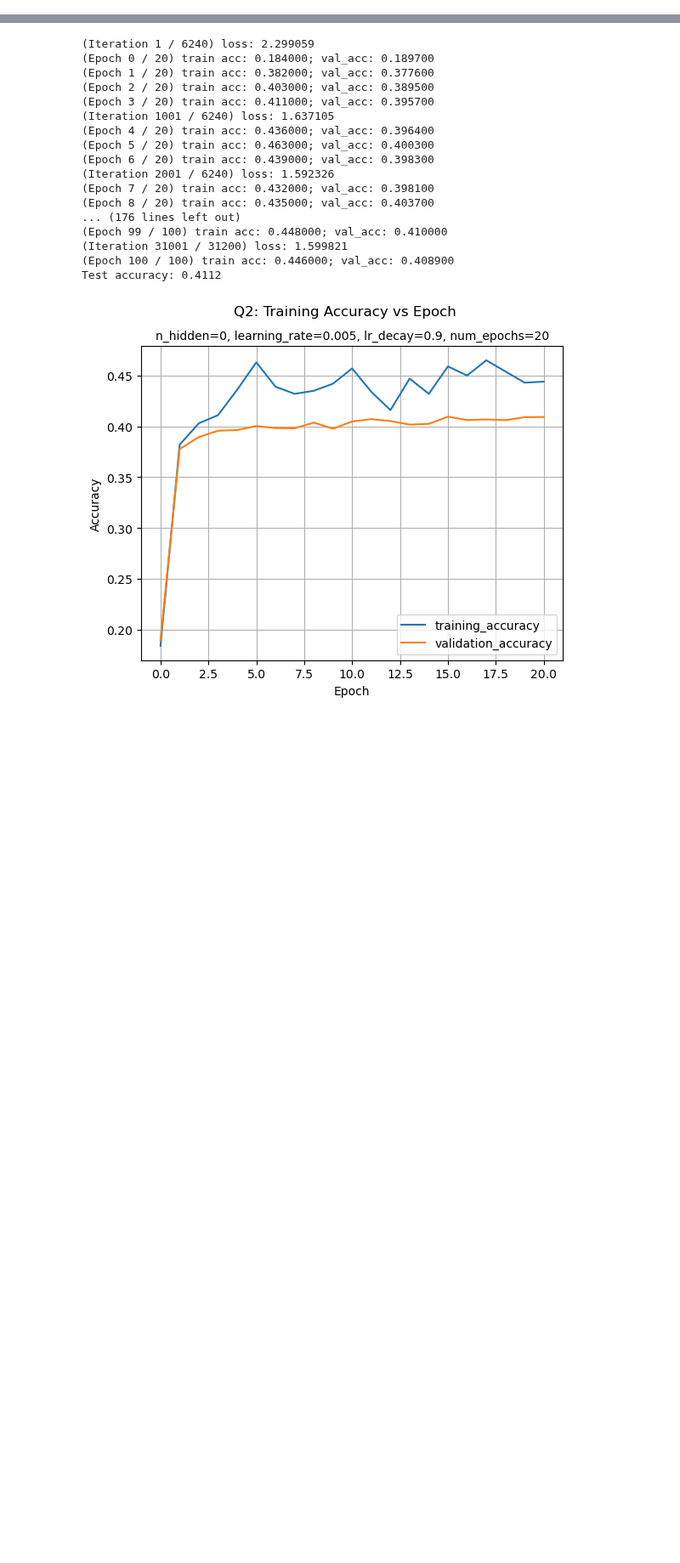
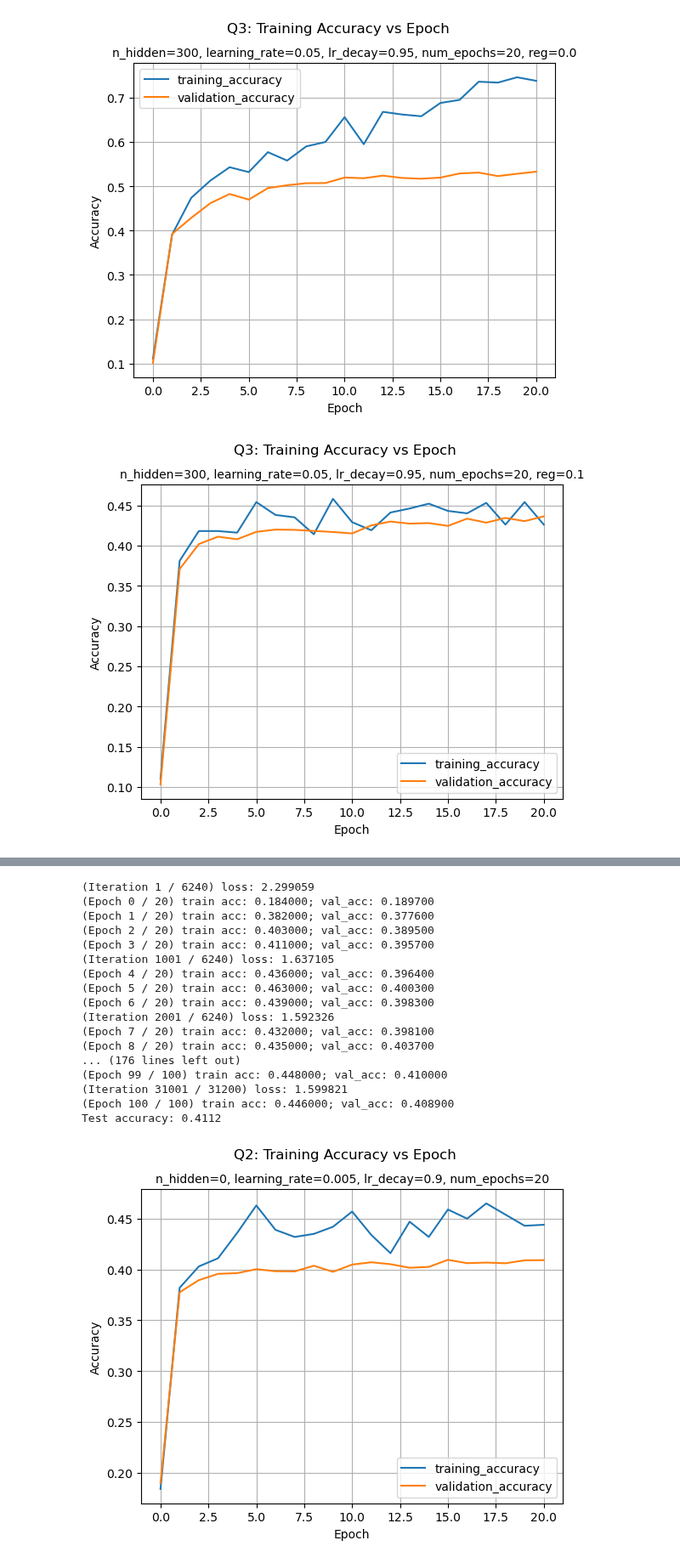
Before and after one commit to Javen-W/CSE803-Computer-Vision, a Jupyter notebook: HW4/CSE803_HW4.ipynb, the cells around one changed output, grey strips where cells are left out. Shown at 85% size. Saved outputs shown, nothing was run; the diff lists cells and outputs as text; code cells hidden in the pictures; blank space fills up the shorter version.

Commit message:
impl q3 training

```diff
--- a/HW4/CSE803_HW4.ipynb
+++ b/HW4/CSE803_HW4.ipynb
@@ -540,7 +540,7 @@ def trainNetwork(model, data, **kwargs):
     model.params = best_params
     return model, train_acc_history, val_acc_history
 
-def train(model_name, n_hidden=None, learning_rate=5e-3, lr_decay=0.9, num_epochs=20):
+def train(model_name, n_hidden=None, learning_rate=5e-3, lr_decay=0.9, num_epochs=20, reg=1.0, batch_size=128):
     # load data
     data = load_cifar10()
     train_data = {
@@ -554,6 +554,8 @@ def train(model_name, n_hidden=None, learning_rate=5e-3, lr_decay=0.9, num_epoch
     # initialize model
     model = SoftmaxClassifier(
         hidden_dim=n_hidden,
+        weight_scale=1e-3,
+        reg=reg,
     )
 
     model, train_acc_history, val_acc_history = trainNetwork(
@@ -562,7 +564,7 @@ def train(model_name, n_hidden=None, learning_rate=5e-3, lr_decay=0.9, num_epoch
         learning_rate=learning_rate,
         lr_decay=lr_decay,
         num_epochs=num_epochs,
-        batch_size=128,
+        batch_size=batch_size,
         print_every=1000
     )
     #######################################################################
@@ -606,3 +608,66 @@ def plot_training_history(file_name, title, train_acc_history, val_acc_history,
     plt.suptitle(title, fontsize=12)
     plt.title(subtitle, fontsize=10)
     plt.savefig(f"./figures/{file_name}.png")
+# %%
+"""
+Q3: Softmax Classifier with Hidden Layers
+
+https://www.cs.toronto.edu/~kriz/cifar-10-python.tar.gz
+"""
+# cross-validation parameters
+cv_params = [
+    {
+        'n_hidden': 300,
+        'learning_rate': 5e-2,
+        'lr_decay': 0.95,
+        'num_epochs': 20,
+        'reg': 0.0,
+    },
+    {
+        'n_hidden': 300,
+        'learning_rate': 5e-2,
+        'lr_decay': 0.95,
+        'num_epochs': 20,
+        'reg': 0.1,
+    },
+    {
+        'n_hidden': 500,
+        'learning_rate': 5e-2,
+        'lr_decay': 0.95,
+        'num_epochs': 20,
+        'reg': 0.0,
+    },
+    {
+        'n_hidden': 300,
+        'learning_rate': 5e-3,
+        'lr_decay': 0.95,
+        'num_epochs': 20,
+        'reg': 0.0,
+    },
+    {
+        'n_hidden': 150,
+        'learning_rate': 5e-2,
+        'lr_decay': 0.95,
+        'num_epochs': 20,
+        'reg': 0.0,
+    },
+]
+
+# run cross-validation
+for i, train_params in enumerate(cv_params):
+    model_name = f"q3_{i + 1}"
+    print(f"### model: {model_name}")
+    # train model and report results
+    train_acc_history, val_acc_history, test_acc = train(
+        model_name,
+        **train_params,
+    )
+    plot_training_history(
+        model_name,
+        "Q3: Training Accuracy vs Epoch",
+        train_acc_history,
+        val_acc_history,
+        train_params
+    )
+    print("\n")
+# %% [output]
@@ -608,0 +691,2 @@ def plot_training_history(file_name, title, train_acc_history, val_acc_history,
+[figure, added]
+[figure, added]
```
Also changed, not shown: parts of 1 cell of this notebook, 13 other files.
